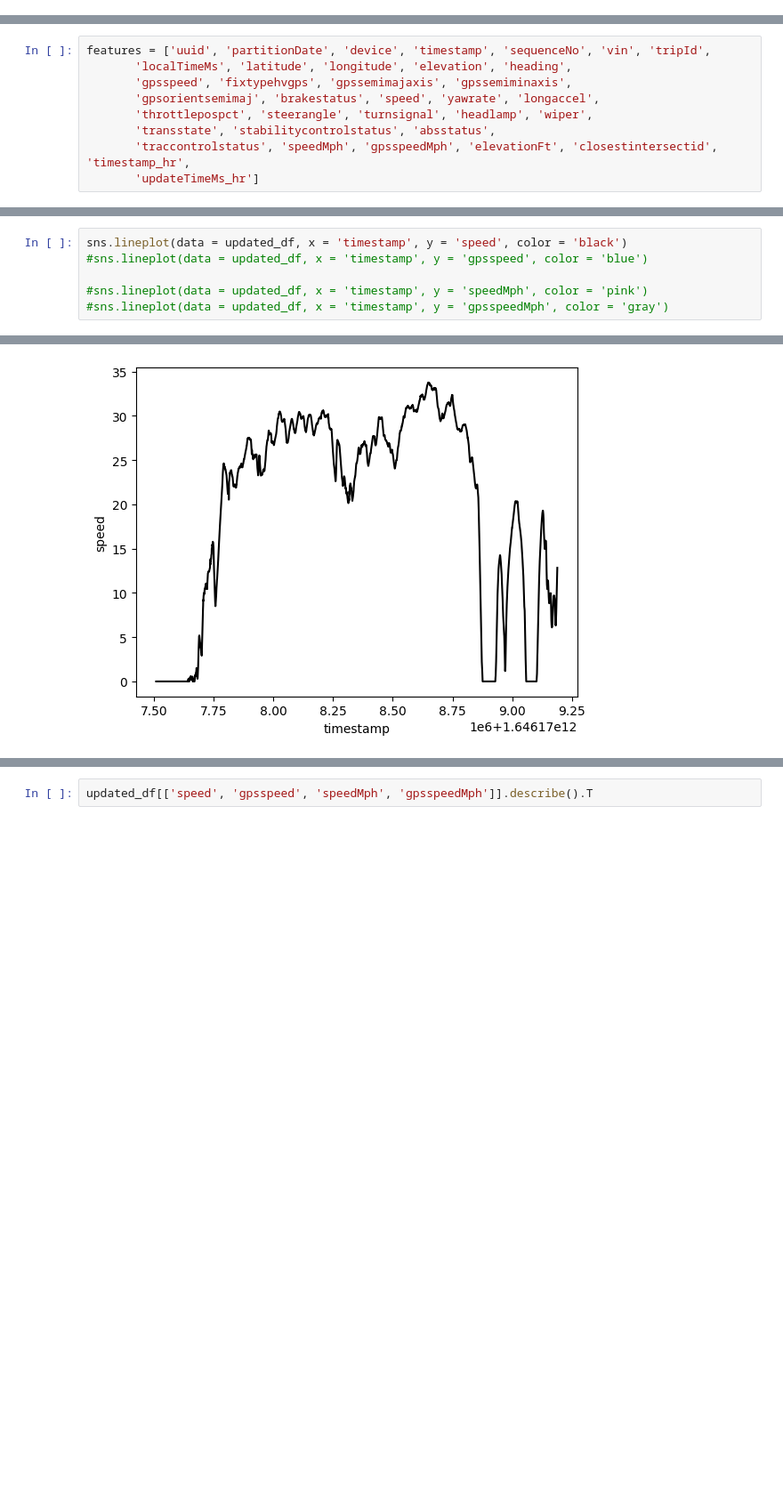
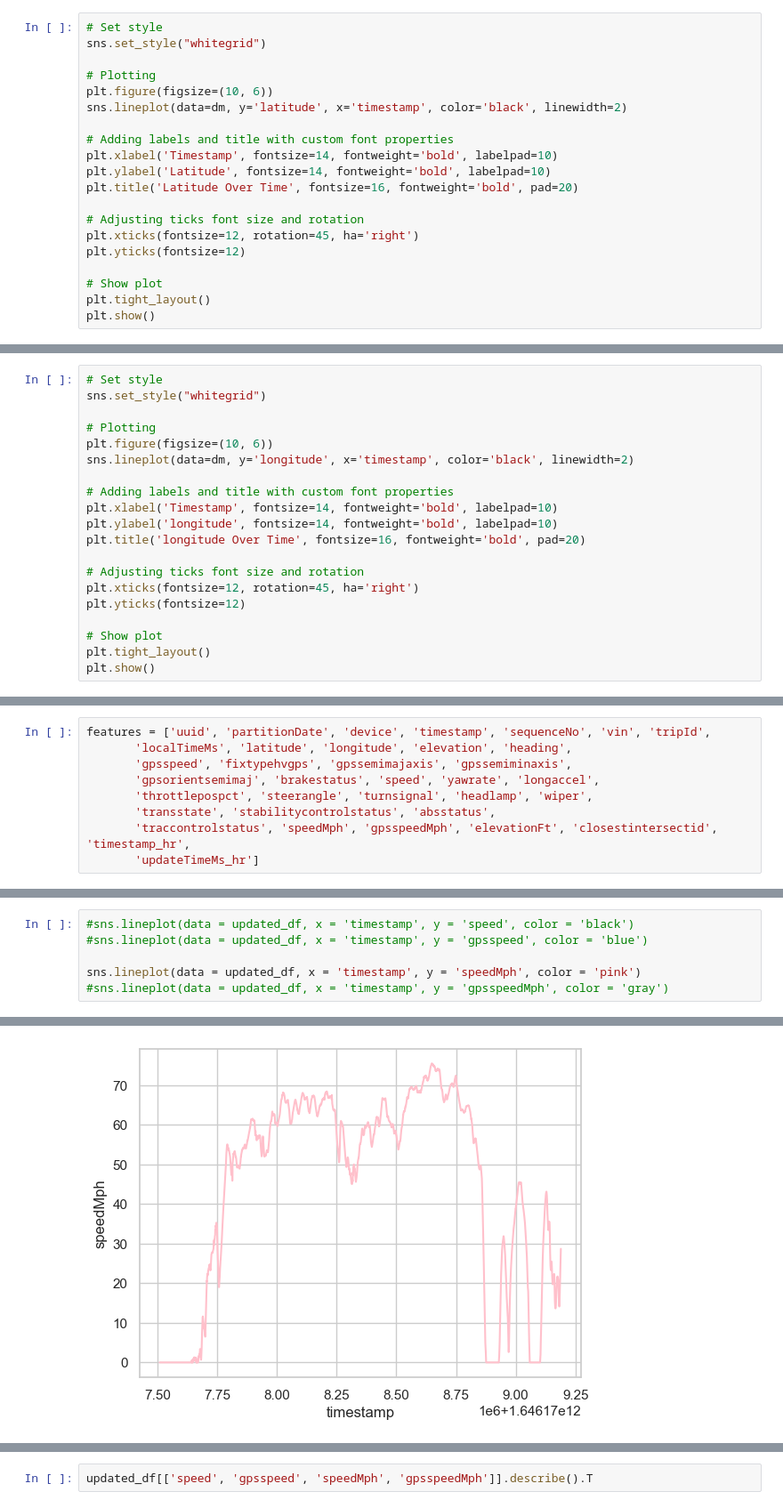
Before and after one commit to SiddTayi/Driver-Behaviour-Analysis, a Jupyter notebook: dba.ipynb, the cells around one changed output, grey strips where cells are left out. Shown at 89% size. Cells and saved outputs as stored; diff of their text form; blank space fills up the shorter version.

```diff
--- a/dba.ipynb
+++ b/dba.ipynb
@@ -90,3 +97,23 @@ sns.lineplot(data = dm, y = 'latitude', x = 'timestamp')
 # %% [output]
 <Axes: xlabel='timestamp', ylabel='latitude'>
 [figure]
+# %%
+# Set style
+sns.set_style("whitegrid")
+
+# Plotting
+plt.figure(figsize=(10, 6))
+sns.lineplot(data=dm, y='latitude', x='timestamp', color='black', linewidth=2)
+
+# Adding labels and title with custom font properties
+plt.xlabel('Timestamp', fontsize=14, fontweight='bold', labelpad=10)
+plt.ylabel('Latitude', fontsize=14, fontweight='bold', labelpad=10)
+plt.title('Latitude Over Time', fontsize=16, fontweight='bold', pad=20)
+
+# Adjusting ticks font size and rotation
+plt.xticks(fontsize=12, rotation=45, ha='right')
+plt.yticks(fontsize=12)
+
+# Show plot
+plt.tight_layout()
+plt.show()
@@ -100,2 +130,22 @@ sns.lineplot(data = dm, y = 'longitude', x = 'timestamp')
 # %% [markdown]
 Similar to Lat vs Timestamp plot, the Long vs Timestamp plot also gives out information about the change in Long wrt Time. The straight stretch also depicts that the road is straight.
+# %%
+# Set style
+sns.set_style("whitegrid")
+
+# Plotting
+plt.figure(figsize=(10, 6))
+sns.lineplot(data=dm, y='longitude', x='timestamp', color='black', linewidth=2)
+
+# Adding labels and title with custom font properties
+plt.xlabel('Timestamp', fontsize=14, fontweight='bold', labelpad=10)
+plt.ylabel('longitude', fontsize=14, fontweight='bold', labelpad=10)
+plt.title('longitude Over Time', fontsize=16, fontweight='bold', pad=20)
+
+# Adjusting ticks font size and rotation
+plt.xticks(fontsize=12, rotation=45, ha='right')
+plt.yticks(fontsize=12)
+
+# Show plot
+plt.tight_layout()
+plt.show()
@@ -179,9 +251,9 @@ updated_df.head()
 | 435477 | 1646177511030410427 | 2022-03-01 | 10427 | 1646177511030 | 4 | 4c6515356f214aa275e07ddbbd922a5e | 1042720220301233148 | 84711030 | 27.949971 | ... |
 | 435487 | 1646177511530510427 | 2022-03-01 | 10427 | 1646177511530 | 5 | 4c6515356f214aa275e07ddbbd922a5e | 1042720220301233148 | 84711530 | 27.949971 | ... |
 # %%
-sns.lineplot(data = updated_df, x = 'timestamp', y = 'speed', color = 'black')
+#sns.lineplot(data = updated_df, x = 'timestamp', y = 'speed', color = 'black')
 #sns.lineplot(data = updated_df, x = 'timestamp', y = 'gpsspeed', color = 'blue')
 
-#sns.lineplot(data = updated_df, x = 'timestamp', y = 'speedMph', color = 'pink')
+sns.lineplot(data = updated_df, x = 'timestamp', y = 'speedMph', color = 'pink')
 #sns.lineplot(data = updated_df, x = 'timestamp', y = 'gpsspeedMph', color = 'gray')
 # %% [output]
@@ -189 +261 @@ sns.lineplot(data = updated_df, x = 'timestamp', y = 'speed', color = 'black')
-[figure, old version]
+[figure, new version]
```
Also changed, not shown: parts of 30 cells of this notebook.
